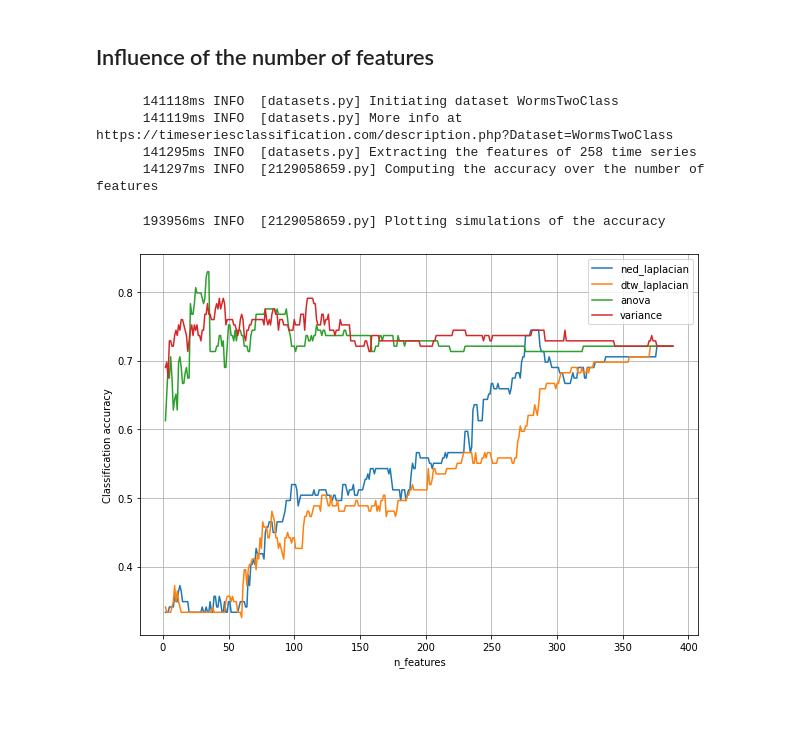
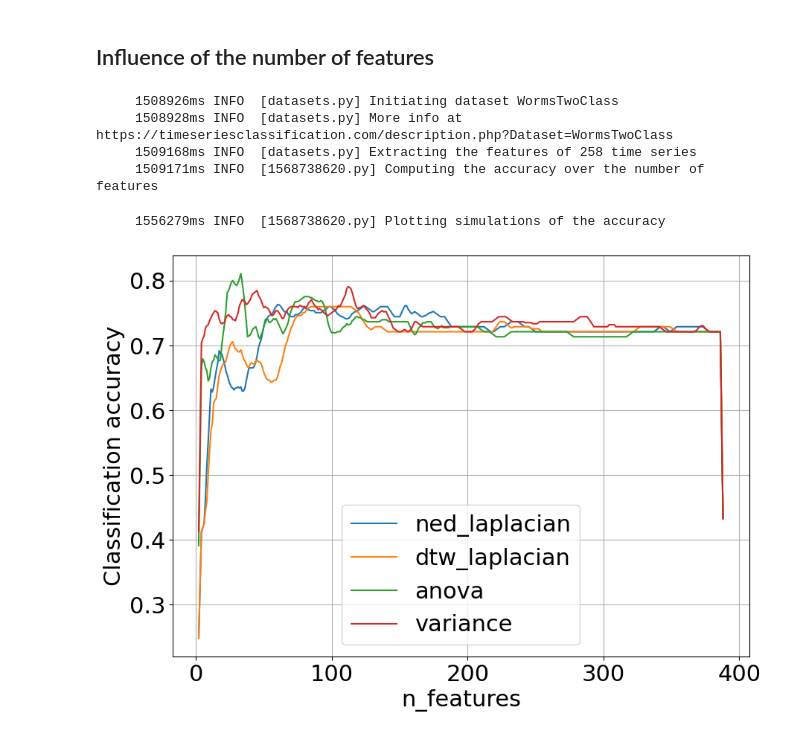
Before and after one commit to decarpentierg/laplacian-score-4-time-series, a Jupyter notebook: doc/evaluate_laplacian_score.ipynb, the cells around one changed output. Cells and saved outputs as stored; diff of their text form; code cells hidden in the pictures; blank space fills up the shorter version.

```diff
--- a/doc/evaluate_laplacian_score.ipynb
+++ b/doc/evaluate_laplacian_score.ipynb
@@ -301,8 +320,9 @@ plt.close()
 ## Influence of the number of features
 # %%
 MAX_FEATURES = 500
-SIGMA_FACTOR = 3e-1
+SIGMA_FACTOR = 5e-2
 N_NEIGHBORS = 30
+SMOOTHING = 5
 SELECTOR_NAME = ['ned_laplacian', 'dtw_laplacian', 'anova', 'variance']
 
 dataset = Dataset(WORMS)
@@ -331,36 +351,45 @@ for n_features in tqdm(n_features_list):
     )
     anova_selector = SelectKBest(f_classif, k=n_features)
     variance_selector = VarianceSelection(dataset, n_features)
 
     # Computing accuracy
     for selector, name in zip(
         [ned_laplacian_selector, dtw_laplacian_selector, anova_selector, variance_selector],
         SELECTOR_NAME,
     ):
         method_to_acc_list[name].append(
             get_svc_accuracy(
                 dataset.features.T,
                 dataset.labels,
                 selector,
             )[0]
         )
 
+if SMOOTHING:
+    for name in method_to_acc_list:
+        method_to_acc_list[name] = np.convolve(
+            method_to_acc_list[name],
+            np.ones(SMOOTHING),
+            'same',
+        ) / SMOOTHING
+
+
 logger.info('Plotting simulations of the accuracy')
 plt.figure(figsize=(10, 7))
 for name in SELECTOR_NAME:
     plt.plot(n_features_list, method_to_acc_list[name], label=f'{name}')
 plt.legend()
 plt.xlabel('n_features')
 plt.ylabel('Classification accuracy')
 plt.grid()
 # plt.title('Evolution of the classification accuracy aggainst the number of features')
 plt.savefig('figures/accuracy_vs_n_features.png', bbox_inches='tight')
 plt.show()
 plt.close()
 # %% [output]
-      141118ms INFO  [datasets.py] Initiating dataset WormsTwoClass
-      141119ms INFO  [datasets.py] More info at https://timeseriesclassification.com/description.php?Dataset=WormsTwoClass
-      141295ms INFO  [datasets.py] Extracting the features of 258 time series
-      141297ms INFO  [2129058659.py] Computing the accuracy over the number of features
+     1508926ms INFO  [datasets.py] Initiating dataset WormsTwoClass
+     1508928ms INFO  [datasets.py] More info at https://timeseriesclassification.com/description.php?Dataset=WormsTwoClass
+     1509168ms INFO  [datasets.py] Extracting the features of 258 time series
+     1509171ms INFO  [1568738620.py] Computing the accuracy over the number of features
-      193956ms INFO  [2129058659.py] Plotting simulations of the accuracy
+     1556279ms INFO  [1568738620.py] Plotting simulations of the accuracy
-[figure, old version]
+[figure, new version]
```
Also changed, not shown: parts of 9 cells of this notebook, 6 other files.
